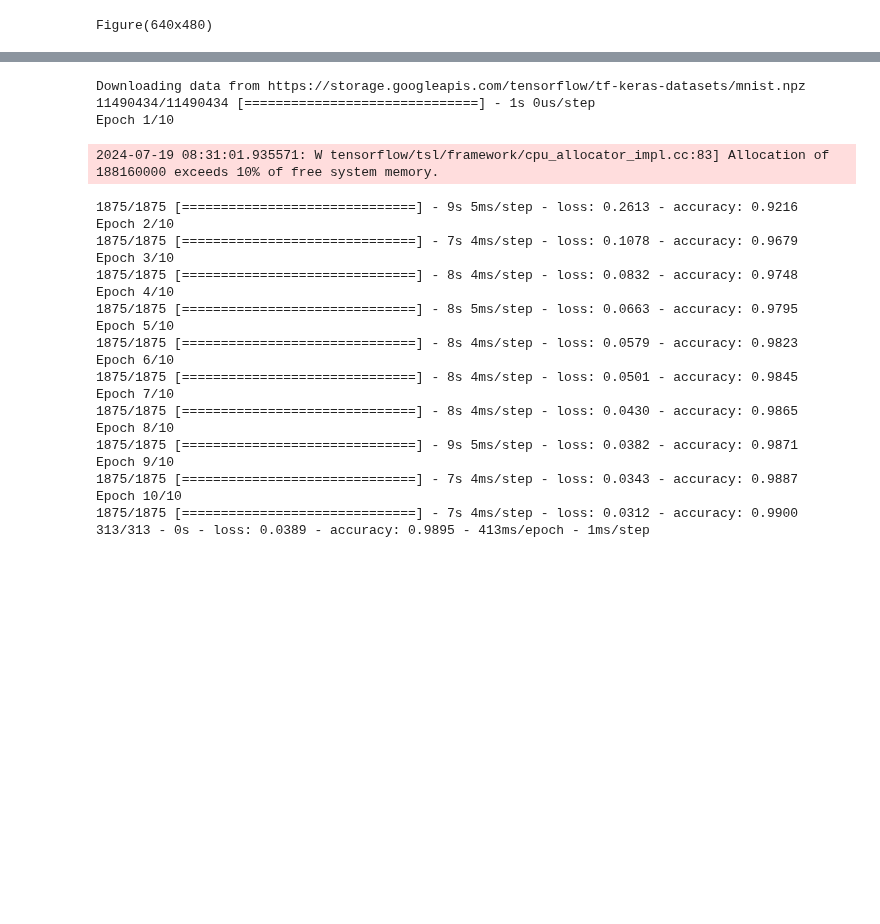
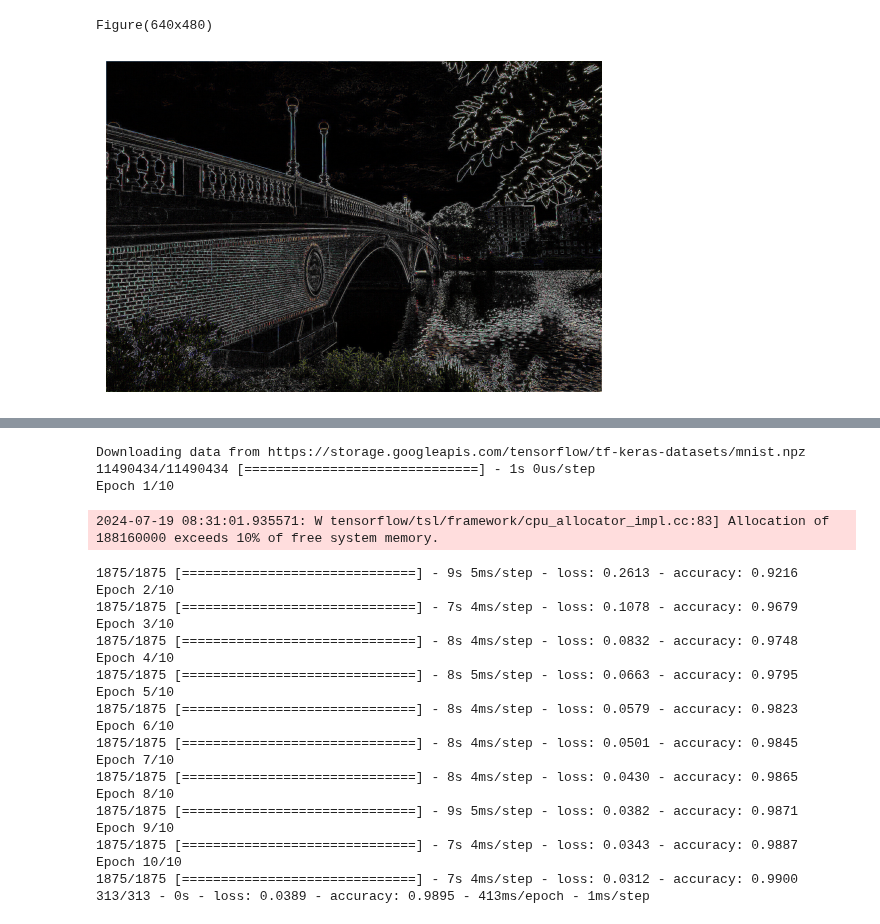
Before and after one commit to datttrian/cs50ai, a Jupyter notebook: src5/notebook.ipynb, the cells around one changed output, grey strips where cells are left out. Drawn from its saved outputs; the diff is of its cells as text; code cells hidden in the pictures; blank space fills up the shorter version.

```diff
--- a/src5/notebook.ipynb
+++ b/src5/notebook.ipynb
@@ -443,6 +443,19 @@ filtered.show()
 !python convolution/filter.py convolution/bridge.png
 # %% [output]
 Figure(640x480)
+# %%
+from PIL import Image
+import matplotlib.pyplot as plt
+
+# Open the image file
+img = Image.open('convolution/filtered_image.png')
+
+# Display the image
+plt.imshow(img)
+plt.axis('off')  # Hide the axis
+plt.show()
+# %% [output]
+[figure, added]
 # %% [markdown]
 Still, processing the image in a neural network is computationally
 expensive due to the number of pixels that serve as input to the neural
```
Also changed, not shown: 1 other file.
